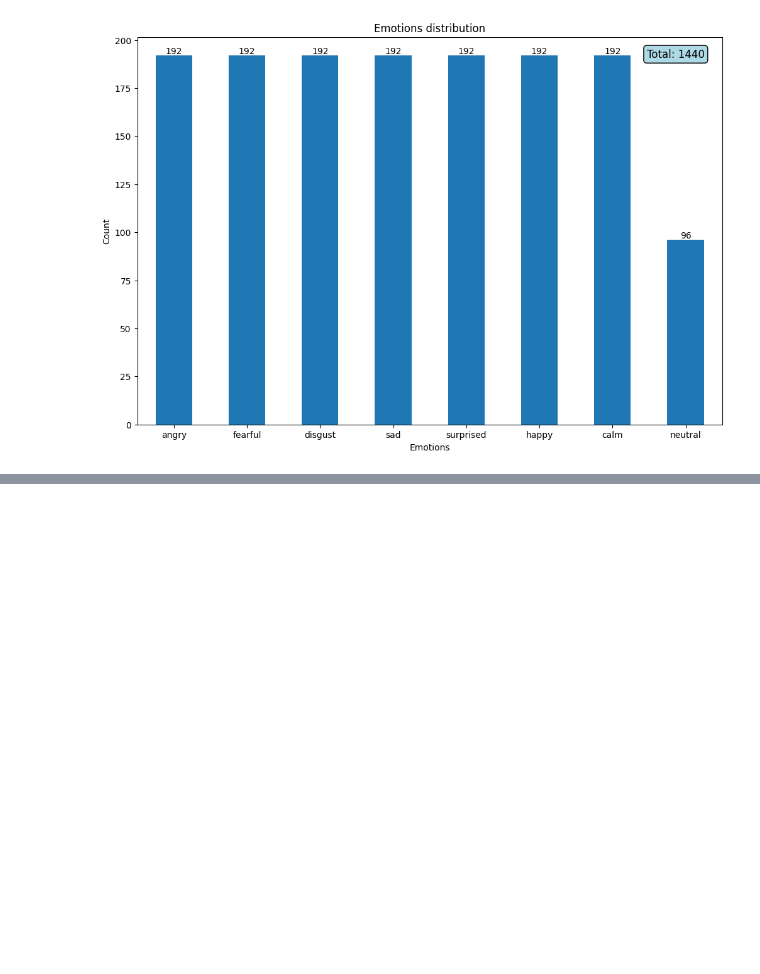
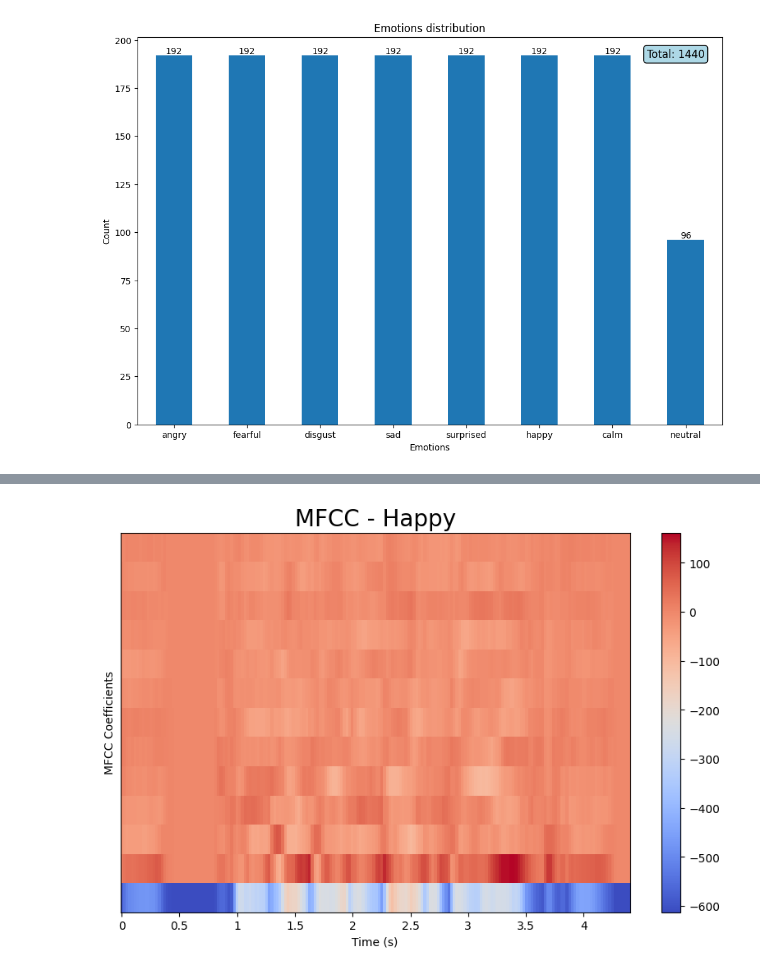
Before and after one commit to Silvano315/Speech-Emotion-Recognition-model-and-gui, a Jupyter notebook: notebooks/EDA.ipynb, the cells around one changed output, grey strips where cells are left out. Cells and saved outputs as stored; diff of their text form; code cells hidden in the pictures; blank space fills up the shorter version.

```diff
--- a/notebooks/EDA.ipynb
+++ b/notebooks/EDA.ipynb
@@ -59,0 +70,6 @@ Audio(data=data, rate=sampling_rate)
+# %%
+#MFCC plot
+
+mfcc_plot(data, sampling_rate, df['emotion'][audio])
+# %% [output]
+[figure, added]
```
Also changed, not shown: parts of 15 cells of this notebook.
